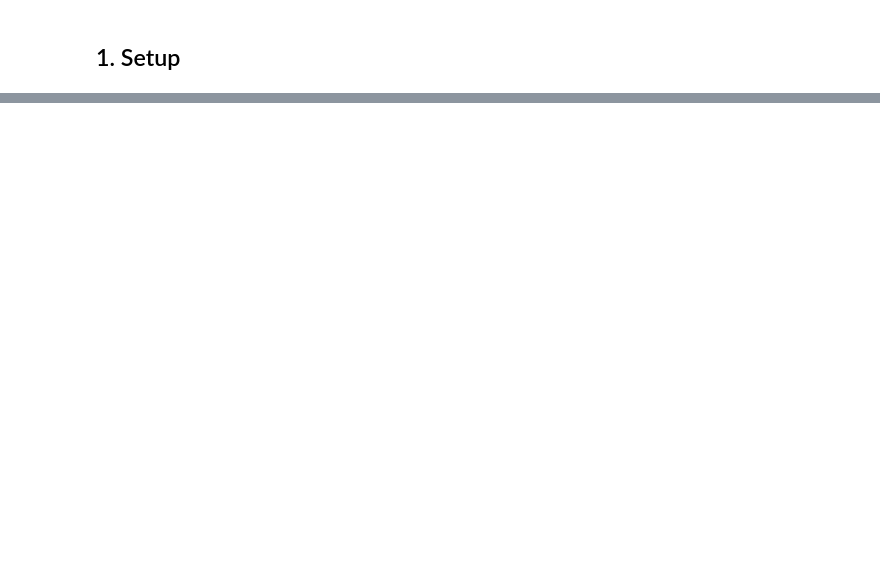
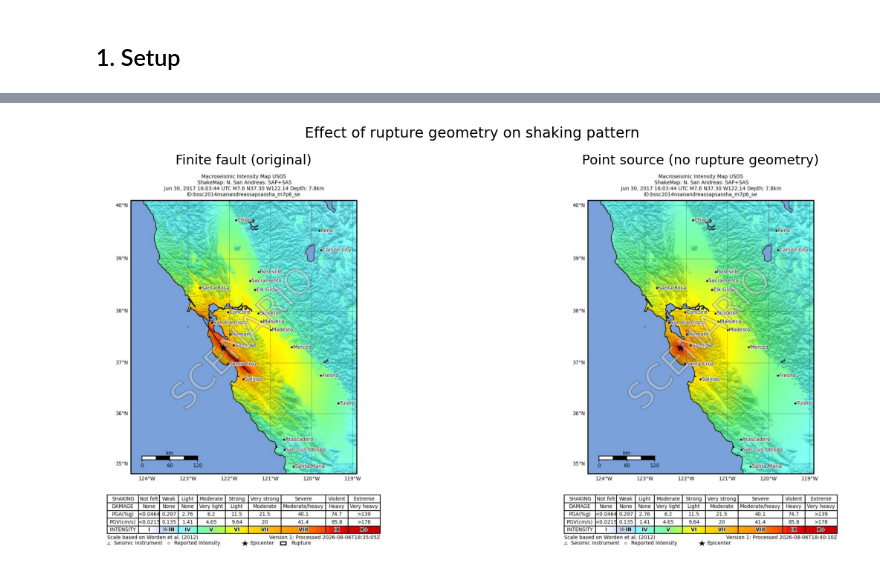
Before and after one commit to smithUSGS/shakemap-codespaces, a Jupyter notebook: data/notebooks/01_san_andreas_demo.ipynb, the cells around one changed output, grey strips where cells are left out. Drawn from its saved outputs; the diff is of its cells as text; code cells hidden in the pictures; blank space fills up the shorter version.

```diff
--- a/data/notebooks/01_san_andreas_demo.ipynb
+++ b/data/notebooks/01_san_andreas_demo.ipynb
@@ -144,8 +321 @@ python ~/plot_gf.py \
-# %%
-img = mpimg.imread(str(Path.home() / 'san_andreas_gf.png'))
-fig, ax = plt.subplots(figsize=(16, 5))
-ax.imshow(img)
-ax.axis('off')
-plt.tight_layout()
-plt.show()
 # %% [markdown]
@@ -166,0 +391,17 @@ IFrame(src=str(Path.home() / 'san_andreas_gf.html'), width='100%', height=600)
+# %%
+fig, axes = plt.subplots(1, 2, figsize=(14, 6))
+for ax, path, title in [
+    (axes[0],
+     Path.home() / 'san_andreas_ff_intensity.jpg',
+     'Finite fault (original)'),
+    (axes[1],
+     PRODUCTS / 'intensity.jpg',
+     'Point source (no rupture geometry)'),
+]:
+    if path.exists():
+        ax.imshow(mpimg.imread(str(path)))
+    ax.set_title(title, fontsize=13); ax.axis('off')
+plt.suptitle('Effect of rupture geometry on shaking pattern', fontsize=14)
+plt.tight_layout(); plt.show()
+# %% [output]
+[figure, added]
```
Also changed, not shown: parts of 42 cells of this notebook.
